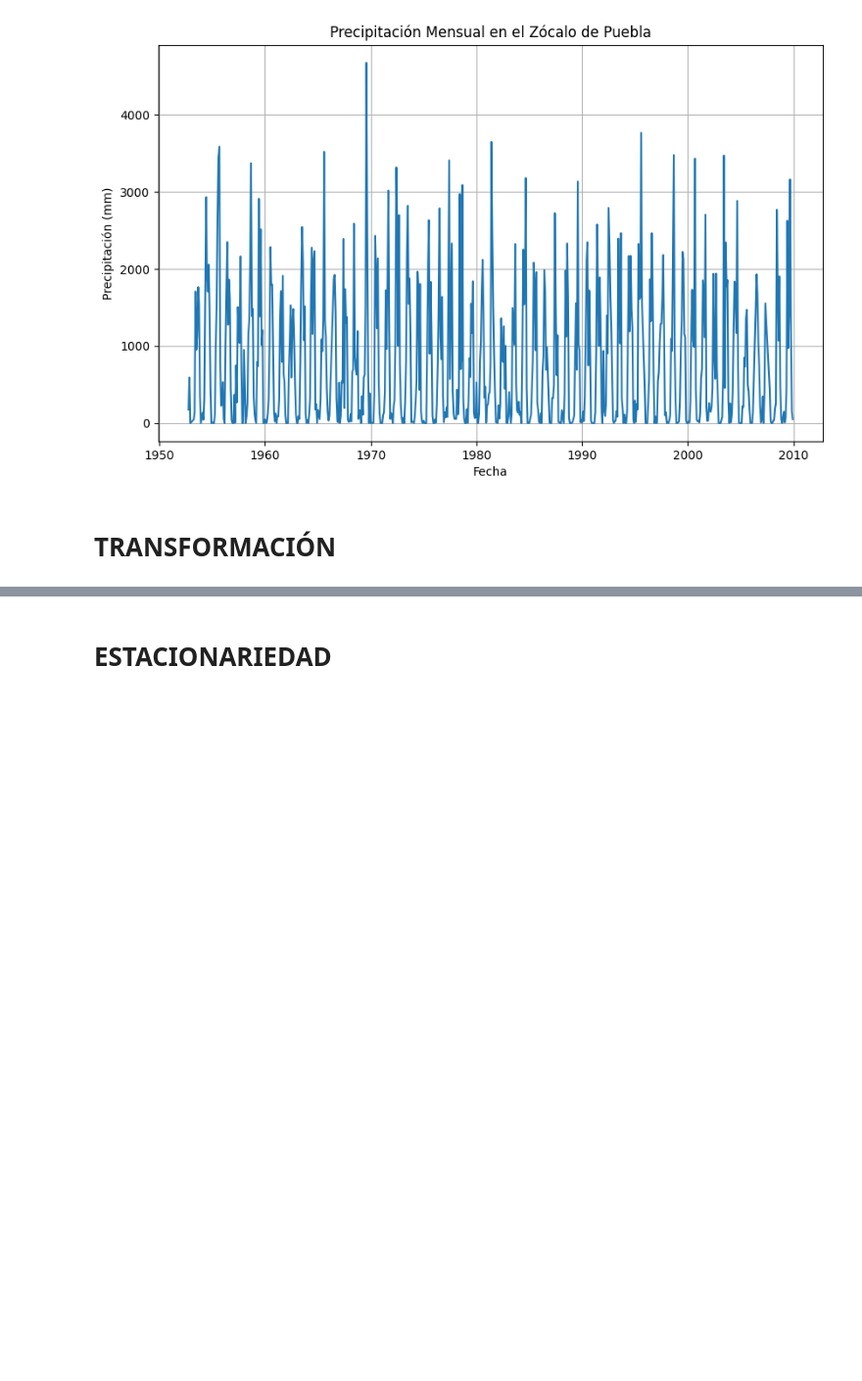
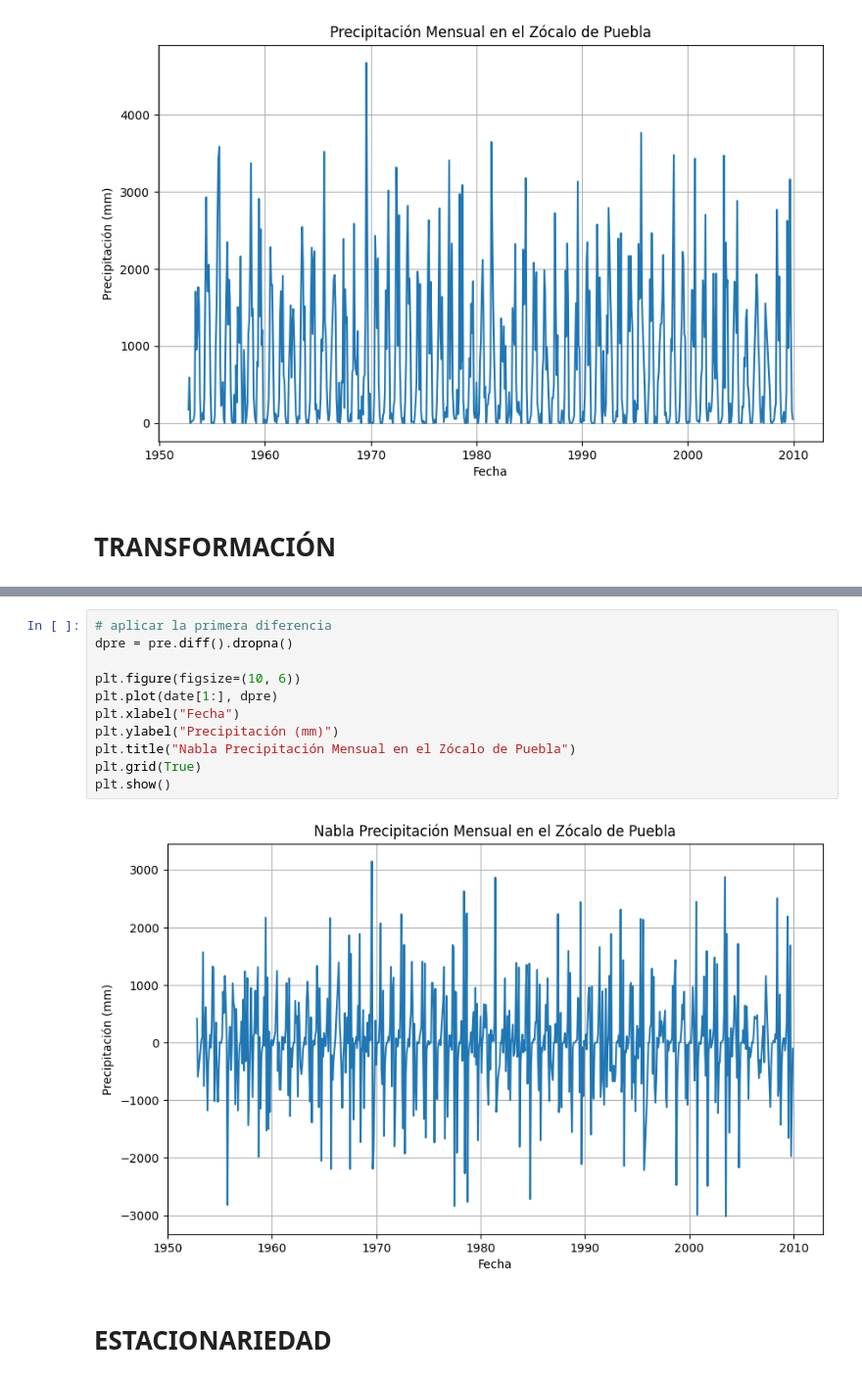
Before and after one commit to heritaco/Time-Series, a Jupyter notebook: 05-SARIMA/Puebla.ipynb, the cells around one changed output, grey strips where cells are left out. Shown at 98% size. Saved outputs shown, nothing was run; the diff lists cells and outputs as text; blank space fills up the shorter version.

```diff
--- a/05-SARIMA/Puebla.ipynb
+++ b/05-SARIMA/Puebla.ipynb
@@ -44,3 +50,16 @@ plt.show()
+# %%
+# aplicar la primera diferencia
+dpre = pre.diff().dropna()
+
+plt.figure(figsize=(10, 6))
+plt.plot(date[1:], dpre)
+plt.xlabel("Fecha")
+plt.ylabel("Precipitación (mm)")
+plt.title("Nabla Precipitación Mensual en el Zócalo de Puebla")
+plt.grid(True)
+plt.show()
+# %% [output]
+[figure, added]
 # %% [markdown]
 # **ESTACIONARIEDAD**
 # %%
```
Also changed, not shown: parts of 22 cells of this notebook.
